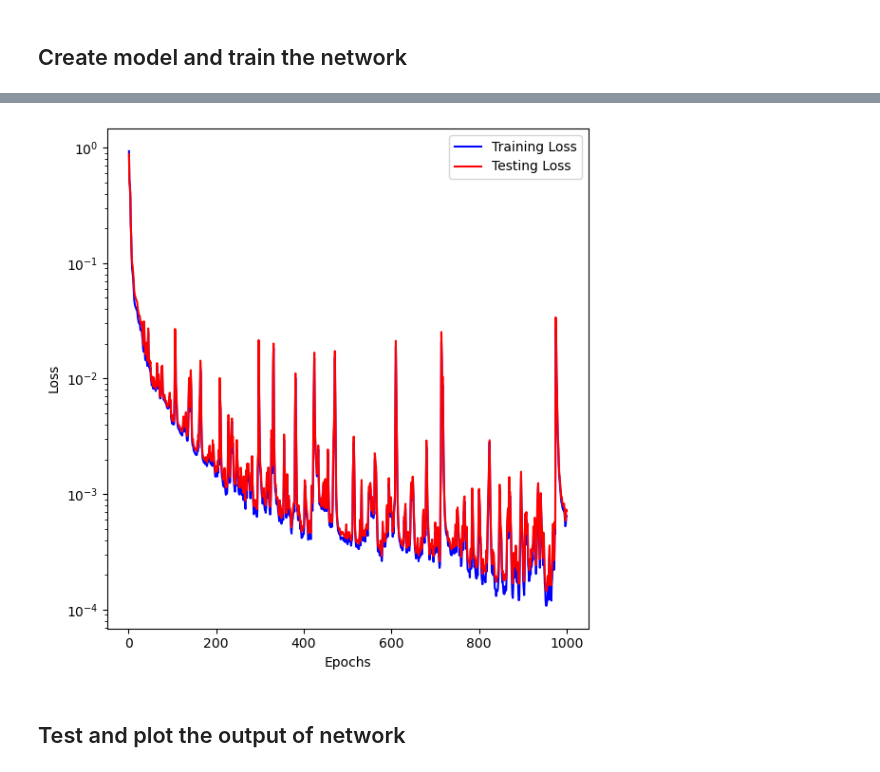
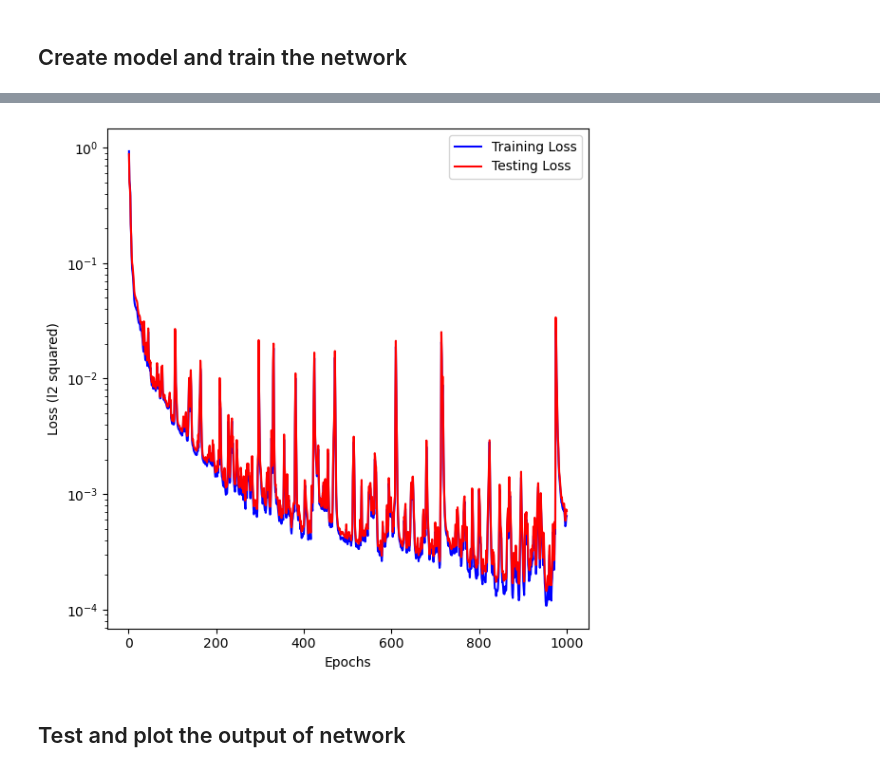
Before and after one commit to CEADpx/neural_operators, a Jupyter notebook: base_example_to_try_different_implementations/from_GideonIlung_deeponet.ipynb, the cells around one changed output, grey strips where cells are left out. Drawn from its saved outputs; the diff is of its cells as text; code cells hidden in the pictures.

```diff
--- a/base_example_to_try_different_implementations/from_GideonIlung_deeponet.ipynb
+++ b/base_example_to_try_different_implementations/from_GideonIlung_deeponet.ipynb
@@ -434,21 +434,21 @@ Epoch:   999, Train Loss (rel l2): 6.458e-04, Test Loss (rel l2): 7.176e-04, Tim
 # %%
 ## Plotting the loss history
 num_epoch = model.train_loss_log.shape[0]
 x = np.linspace(1, num_epoch, num_epoch)
 fig = plt.figure(constrained_layout=False, figsize=(6, 6))
 gs = fig.add_gridspec(1, 1)
 ax = fig.add_subplot(gs[0])
 ax.plot(x, model.train_loss_log[:, 0], color='blue', label='Training Loss')
 ax.plot(x, model.test_loss_log[:, 0], color='red', label='Testing Loss')
 ax.set_yscale('log')
-ax.set_ylabel('Loss')
+ax.set_ylabel('Loss (l2 squared)')
 ax.set_xlabel('Epochs')
 ax.legend(loc='best')
 fig.tight_layout()
 fig.savefig(results_dir+'loss_his.png',  bbox_inches='tight')
 plt.show()
 # %% [output]
-[figure, old version]
+[figure, new version]
 # %% [markdown]
 ## Test and plot the output of network
 # %%
```
Also changed, not shown: parts of 3 cells of this notebook, 14 other files.
